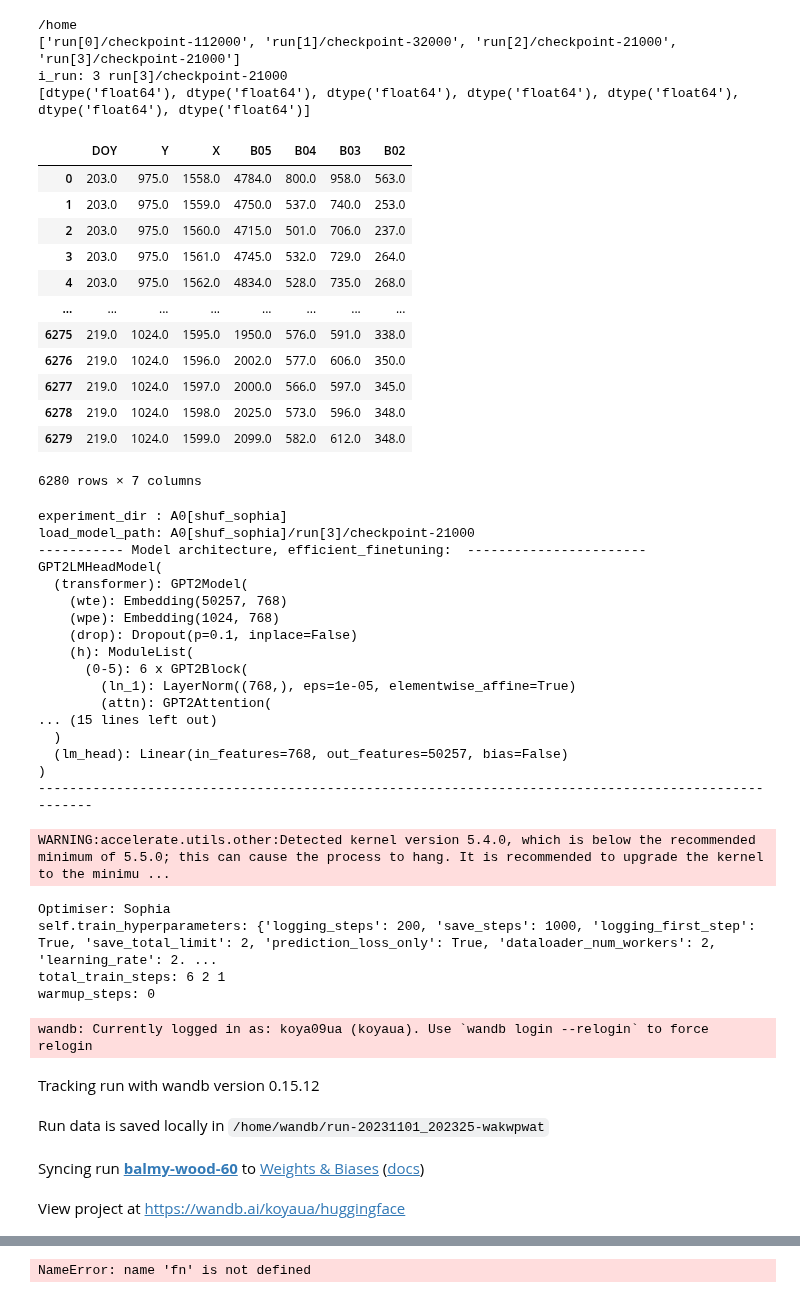
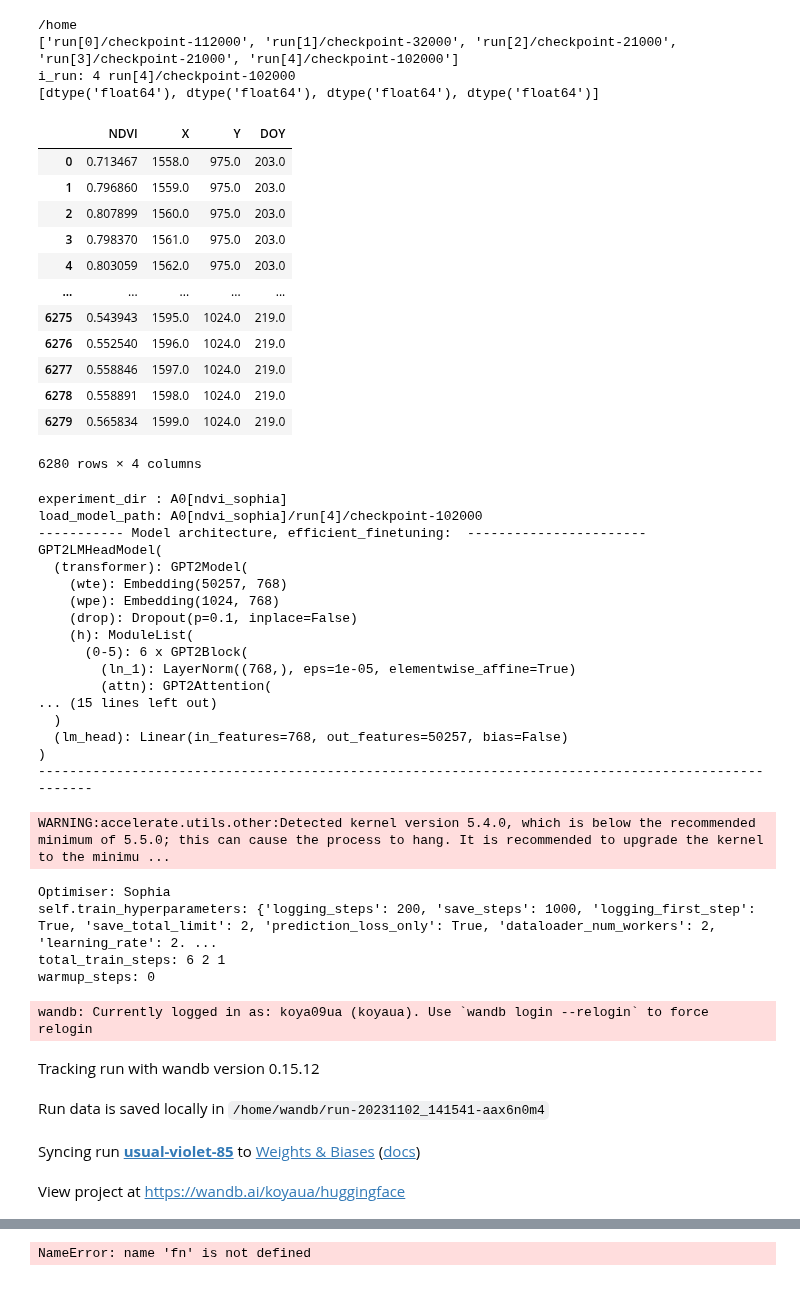
Before and after one commit to koyacolab/aispace, a Jupyter notebook: ainf.ipynb, the cells around one changed output, grey strips where cells are left out. Drawn from its saved outputs; the diff is of its cells as text; code cells hidden in the pictures.

```diff
--- a/ainf.ipynb
+++ b/ainf.ipynb
@@ -156,7 +156,7 @@ class HLSInference(HLSDataSet):
         # self.nan_data_resid  = self.nan_data.loc[(nan_data['DOY'] != doy)]
         # self.nan_data_resid  = self.nan_data_resid.reset_index(drop=True)
 
-    def _impute(self, model, device='cuda', k=400, max_length=1000, temperature=0.01):
+    def _impute(self, model, columns_impute=['NDVI', 'X', 'Y', 'DOY'], device='cuda', k=400, max_length=1000, temperature=0.01):
 
         self.nan_data_doy = self.to_impute.loc[(self.to_impute['DOY'] == self.doy_to_impute)]
         self.nan_data_doy = self.nan_data_doy.reset_index(drop=True)
@@ -178,7 +178,7 @@ class HLSInference(HLSDataSet):
         # Get the DataFrame with columns in reverse order
         self.nan_data_doy = self.nan_data_doy[self.nan_data_doy.columns[::-1]].copy()
 
-        self.imputed_data = model.impute(self.nan_data_doy, k=k, max_length=max_length, temperature=temperature, device=device)
+        self.imputed_data = model.impute(self.nan_data_doy[columns_impute], k=k, max_length=max_length, temperature=temperature, device=device)
         # imputed_file = f'A0[optim_sophia]/imputed_output_run[3].csv'
         # self.imputed_data = pd.read_csv(imputed_file)
         # self.imputed_data = self.nan_data_doy.copy()
@@ -353,7 +353,7 @@ def GetModel(train_data, experiment_dir = 'A0[float]', load_model_path = 'run[3]
 
     data = train_data.copy()
     # Get the DataFrame with columns in reverse order
-    data = data[data.columns[::-1]].copy()
+    # data = data[data.columns[::-1]].copy()
 
     print(data.dtypes.tolist())
     # Reset the index to remove it
@@ -434,15 +434,15 @@ chkpt_list = [8000, 8000, 8000, 16000, ]
 chkpt_list = [8000, 8000, 8000, 16000, ]
 chkpt_list = [32000, 32000, 64000, 32000, 28000, 28000, 28000]
 chkpt_list = [7000, 105000, 71000, 32000, 22000, 112000, 112000, 112000]
-chkpt_list = [112000, 32000, 21000, 21000]
+chkpt_list = [112000, 32000, 21000, 21000, 102000]
 
 !pwd
 
-i_run = 3
+i_run = 4
 
 experiment_dir = 'A0[optim_sophia]'
 experiment_dir = 'A0[great_sophia]'
-experiment_dir = 'A0[shuf_sophia]'
+experiment_dir = 'A0[ndvi_sophia]'
 
 # fn
 
@@ -462,52 +462,53 @@ print(load_model_path_list)
 # model = GetModel(train_data, experiment_dir = experiment_dir, load_model_path = load_model_path)
 
 # recovered_data = hls_data._impute(model=model, k=10000, max_length=5000) #, device='cpu')
 
 # recovered_file = f'{experiment_dir}/recovered_output_run[{i_run}].csv'
 # hls_data._save_recovered(imputed_file=recovered_file)
 # imputed_file = f'{experiment_dir}/imputed_output_run[{i_run}].csv'
 # hls_data._save_imputed(imputed_file=imputed_file)
 ######################################################################
 
 # fn
 
 # for i_run, load_model_path in enumerate(load_model_path_list[-1]):
 # i_run = 4
 load_model_path = load_model_path_list[-1]
 
 print('i_run:', i_run, load_model_path)
 # fn
 # load_model_path_list=f'run[{i_run}]/checkpoint-16000'
+train_columns_list = ['NDVI', 'X', 'Y', 'DOY']
 
-model = GetModel(train_data, experiment_dir = experiment_dir, load_model_path = load_model_path)
+model = GetModel(train_data[train_columns_list], experiment_dir = experiment_dir, load_model_path = load_model_path)
 
 recovered_data = hls_data._impute(model=model, k=10000, max_length=1000) #, device='cpu')
 
 imputed_file = f'{experiment_dir}/recovered_output_run[{i_run}].csv'
 hls_data._save_recovered(imputed_file=imputed_file)
 
 imputed_file = f'{experiment_dir}/imputed_output_run[{i_run}].csv'
 hls_data._save_imputed(imputed_file=imputed_file)
 # %% [output]
 /home
-['run[0]/checkpoint-112000', 'run[1]/checkpoint-32000', 'run[2]/checkpoint-21000', 'run[3]/checkpoint-21000']
-i_run: 3 run[3]/checkpoint-21000
-[dtype('float64'), dtype('float64'), dtype('float64'), dtype('float64'), dtype('float64'), dtype('float64'), dtype('float64')]
+['run[0]/checkpoint-112000', 'run[1]/checkpoint-32000', 'run[2]/checkpoint-21000', 'run[3]/checkpoint-21000', 'run[4]/checkpoint-102000']
+i_run: 4 run[4]/checkpoint-102000
+[dtype('float64'), dtype('float64'), dtype('float64'), dtype('float64')]
-|  | DOY | Y | X | B05 | B04 | B03 | B02 |
-| 0 | 203.0 | 975.0 | 1558.0 | 4784.0 | 800.0 | 958.0 | 563.0 |
-| 1 | 203.0 | 975.0 | 1559.0 | 4750.0 | 537.0 | 740.0 | 253.0 |
-| 2 | 203.0 | 975.0 | 1560.0 | 4715.0 | 501.0 | 706.0 | 237.0 |
-| 3 | 203.0 | 975.0 | 1561.0 | 4745.0 | 532.0 | 729.0 | 264.0 |
-| 4 | 203.0 | 975.0 | 1562.0 | 4834.0 | 528.0 | 735.0 | 268.0 |
-| ... | ... | ... | ... | ... | ... | ... | ... |
-| 6275 | 219.0 | 1024.0 | 1595.0 | 1950.0 | 576.0 | 591.0 | 338.0 |
-| 6276 | 219.0 | 1024.0 | 1596.0 | 2002.0 | 577.0 | 606.0 | 350.0 |
-| 6277 | 219.0 | 1024.0 | 1597.0 | 2000.0 | 566.0 | 597.0 | 345.0 |
-| 6278 | 219.0 | 1024.0 | 1598.0 | 2025.0 | 573.0 | 596.0 | 348.0 |
-| 6279 | 219.0 | 1024.0 | 1599.0 | 2099.0 | 582.0 | 612.0 | 348.0 |
+|  | NDVI | X | Y | DOY |
+| 0 | 0.713467 | 1558.0 | 975.0 | 203.0 |
+| 1 | 0.796860 | 1559.0 | 975.0 | 203.0 |
+| 2 | 0.807899 | 1560.0 | 975.0 | 203.0 |
+| 3 | 0.798370 | 1561.0 | 975.0 | 203.0 |
+| 4 | 0.803059 | 1562.0 | 975.0 | 203.0 |
+| ... | ... | ... | ... | ... |
+| 6275 | 0.543943 | 1595.0 | 1024.0 | 219.0 |
+| 6276 | 0.552540 | 1596.0 | 1024.0 | 219.0 |
+| 6277 | 0.558846 | 1597.0 | 1024.0 | 219.0 |
+| 6278 | 0.558891 | 1598.0 | 1024.0 | 219.0 |
+| 6279 | 0.565834 | 1599.0 | 1024.0 | 219.0 |
-6280 rows × 7 columns
+6280 rows × 4 columns
-experiment_dir : A0[shuf_sophia]
-load_model_path: A0[shuf_sophia]/run[3]/checkpoint-21000
+experiment_dir : A0[ndvi_sophia]
+load_model_path: A0[ndvi_sophia]/run[4]/checkpoint-102000
 ----------- Model architecture, efficient_finetuning:  -----------------------
 GPT2LMHeadModel(
   (transformer): GPT2Model(
@@ -530,6 +531,6 @@ total_train_steps: 6 2 1
 warmup_steps: 0
 wandb: Currently logged in as: koya09ua (koyaua). Use `wandb login --relogin` to force relogin
 Tracking run with wandb version 0.15.12
-Run data is saved locally in /home/wandb/run-20231101_202325-wakwpwat
+Run data is saved locally in /home/wandb/run-20231102_141541-aax6n0m4
-Syncing run balmy-wood-60 to Weights & Biases (docs)
+Syncing run usual-violet-85 to Weights & Biases (docs)
 View project at https://wandb.ai/koyaua/huggingface
```
Also changed, not shown: parts of 3 cells of this notebook, 2 other files.
